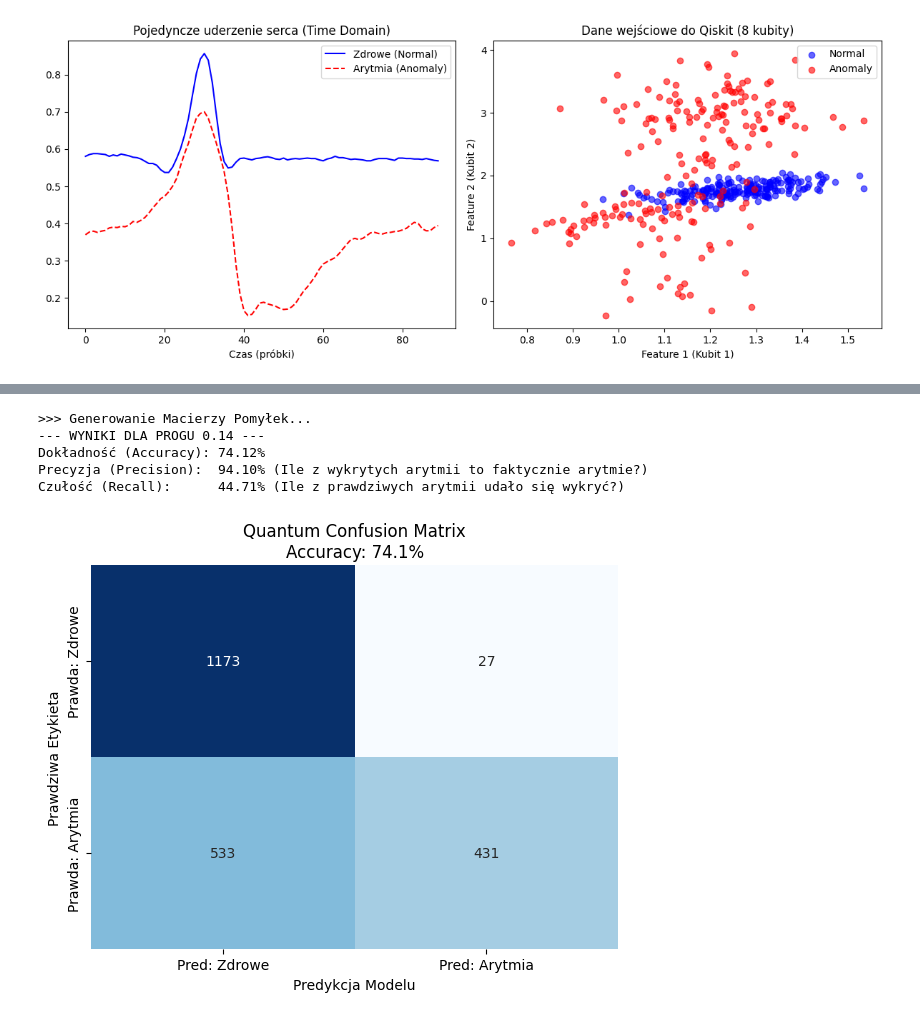
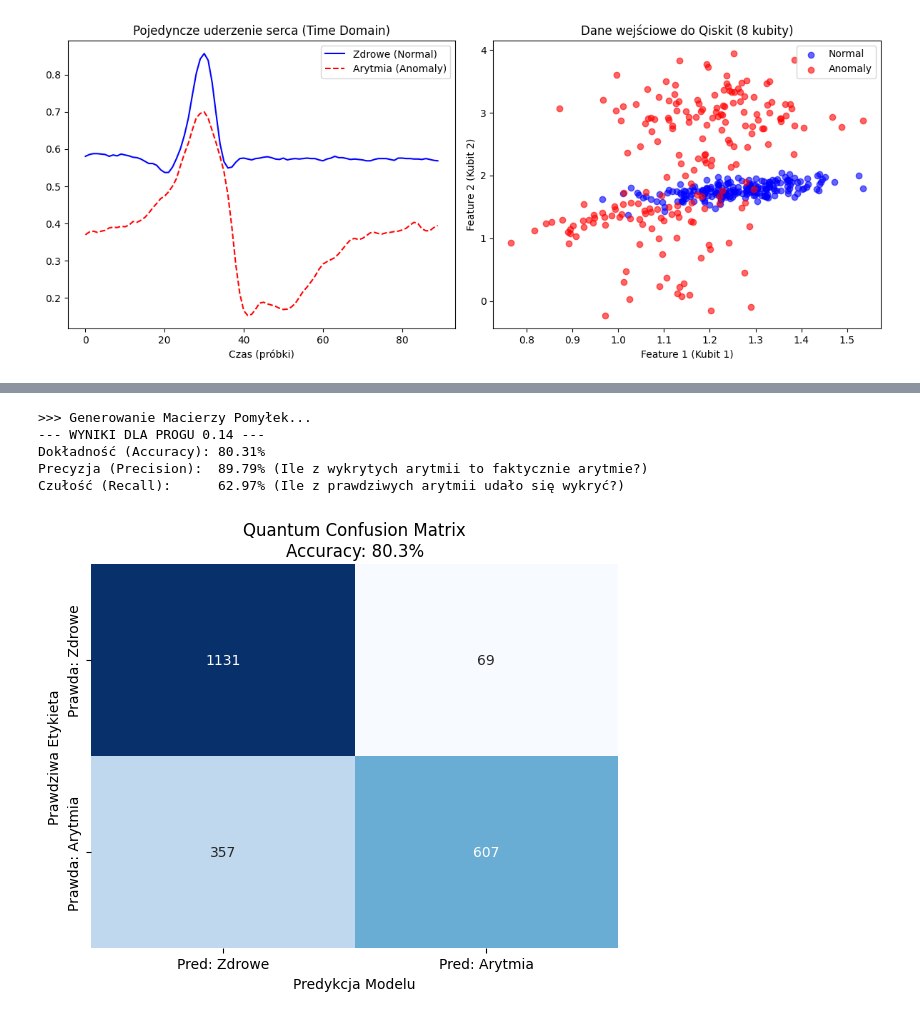
Before and after one commit to marcelbiezunski/quantum_ecg_autoencoder, a Jupyter notebook: notebook1_clean.ipynb, the cells around one changed output, grey strips where cells are left out. Cells and saved outputs as stored; diff of their text form; code cells hidden in the pictures.

```diff
--- a/notebook1_clean.ipynb
+++ b/notebook1_clean.ipynb
@@ -387,6 +387,7 @@ print("\n>>> Generowanie Macierzy Pomyłek...")
 # Patrząc na Twój ostatni histogram, idealne przecięcie jest w okolicy 0.14.
 # Wszystko poniżej 0.14 traktujemy jako jedną klasę, powyżej jako drugą.
 THRESHOLD = 0.14
+THRESHOLD2 = 0.36
 
 # 2. PRZYGOTOWANIE ETYKIET PRAWDZIWYCH (Ground Truth)
 # 0 = Zdrowe (Normal), 1 = Arytmia (Anomaly)
@@ -401,40 +402,40 @@ y_true = [0] * len(s_norm) + [1] * len(s_anom)
 y_pred = []
 # Oceniamy zdrowe
 for score in s_norm:
-    prediction = 1 if score < THRESHOLD else 0
+    prediction = 1 if (score < THRESHOLD or score > THRESHOLD2) else 0
     y_pred.append(prediction)
 
 # Oceniamy chore
 for score in s_anom:
-    prediction = 1 if score < THRESHOLD else 0
+    prediction = 1 if (score < THRESHOLD or score > THRESHOLD2) else 0
     y_pred.append(prediction)
 
 # 4. OBLICZENIE METRYK
 cm = confusion_matrix(y_true, y_pred)
 acc = accuracy_score(y_true, y_pred)
 prec = precision_score(y_true, y_pred)
 rec = recall_score(y_true, y_pred)
 
 print(f"--- WYNIKI DLA PROGU {THRESHOLD} ---")
 print(f"Dokładność (Accuracy): {acc:.2%}")
 print(f"Precyzja (Precision):  {prec:.2%} (Ile z wykrytych arytmii to faktycznie arytmie?)")
 print(f"Czułość (Recall):      {rec:.2%} (Ile z prawdziwych arytmii udało się wykryć?)")
 
 # 5. RYSOWANIE ŁADNEJ MACIERZY (Seaborn Heatmap)
 plt.figure(figsize=(6, 5))
 sns.heatmap(cm, annot=True, fmt='d', cmap='Blues', cbar=False,
             xticklabels=['Pred: Zdrowe', 'Pred: Arytmia'],
             yticklabels=['Prawda: Zdrowe', 'Prawda: Arytmia'])
 plt.title(f'Quantum Confusion Matrix\nAccuracy: {acc:.1%}')
 plt.ylabel('Prawdziwa Etykieta')
 plt.xlabel('Predykcja Modelu')
 plt.tight_layout()
 plt.savefig("confusion_matrix.png")
 # plt.show() # Zakomentowane, bo show() będzie na końcu głównego skryptu
 # %% [output]
 >>> Generowanie Macierzy Pomyłek...
 --- WYNIKI DLA PROGU 0.14 ---
-Dokładność (Accuracy): 74.12%
-Precyzja (Precision):  94.10% (Ile z wykrytych arytmii to faktycznie arytmie?)
-Czułość (Recall):      44.71% (Ile z prawdziwych arytmii udało się wykryć?)
+Dokładność (Accuracy): 80.31%
+Precyzja (Precision):  89.79% (Ile z wykrytych arytmii to faktycznie arytmie?)
+Czułość (Recall):      62.97% (Ile z prawdziwych arytmii udało się wykryć?)
-[figure, old version]
+[figure, new version]
```
Also changed, not shown: parts of 3 cells of this notebook.
